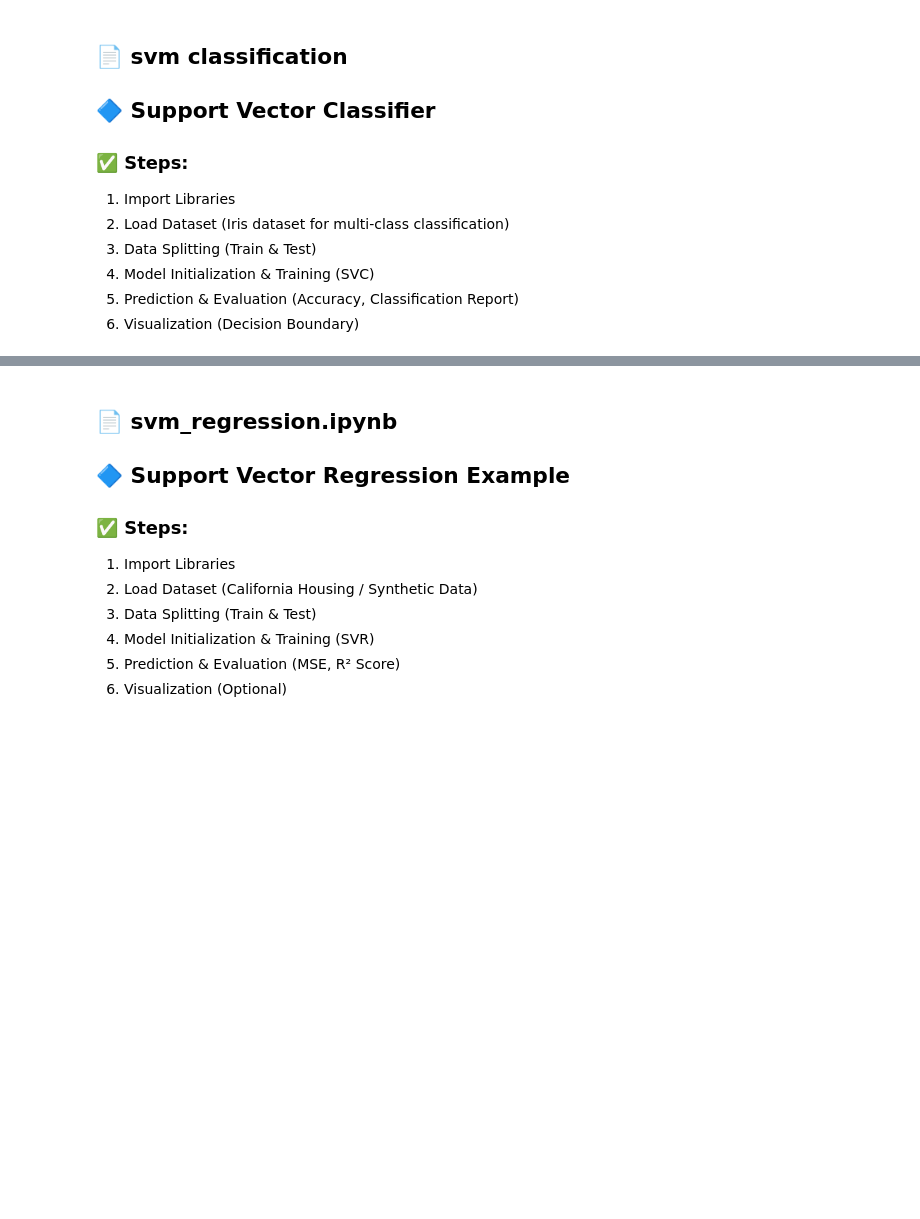
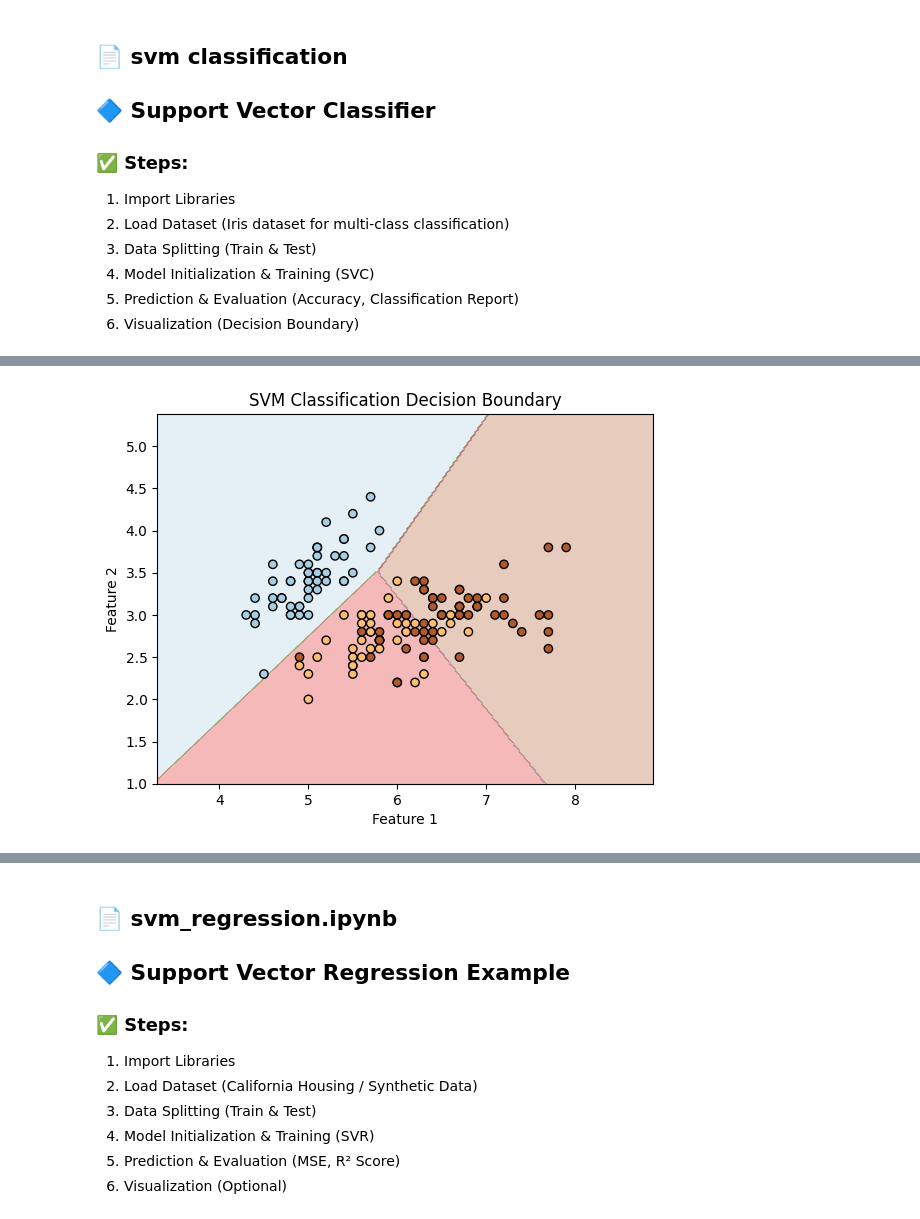
Before and after one commit to selvaneyas/python-learning, a Jupyter notebook: 30 Day of ML/day17_Support Vector Machines.ipynb, the cells around one changed output, grey strips where cells are left out. Drawn from its saved outputs; the diff is of its cells as text; code cells hidden in the pictures; blank space fills up the shorter version.

```diff
--- a/30 Day of ML/day17_Support Vector Machines.ipynb
+++ b/30 Day of ML/day17_Support Vector Machines.ipynb
@@ -41,0 +50,12 @@ Today, I explored one of the most powerful algorithms in Machine Learning — Su
+# %%
+# Load dataset
+iris = datasets.load_iris()
+X = iris.data[:, :2]  # Using first 2 features for visualization
+y = iris.target
+# %%
+# Split dataset
+X_train, X_test, y_train, y_test = train_test_split(X, y, test_size=0.3, random_state=42)
+# %%
+# Train SVM model
+model = SVC(kernel='linear', C=1.0)
+model.fit(X_train, y_train)
@@ -41,0 +84,18 @@ Today, I explored one of the most powerful algorithms in Machine Learning — Su
+# %%
+# Visualization of Decision Boundaries
+x_min, x_max = X[:, 0].min() - 1, X[:, 0].max() + 1
+y_min, y_max = X[:, 1].min() - 1, X[:, 1].max() + 1
+xx, yy = np.meshgrid(np.arange(x_min, x_max, 0.02),
+                     np.arange(y_min, y_max, 0.02))
+
+Z = model.predict(np.c_[xx.ravel(), yy.ravel()])
+Z = Z.reshape(xx.shape)
+
+plt.contourf(xx, yy, Z, alpha=0.3, cmap='Paired')
+plt.scatter(X[:, 0], X[:, 1], c=y, edgecolors='k', cmap='Paired')
+plt.xlabel('Feature 1')
+plt.ylabel('Feature 2')
+plt.title('SVM Classification Decision Boundary')
+plt.show()
+# %% [output]
+[figure, added]
```
Also changed, not shown: parts of 5 cells of this notebook.
